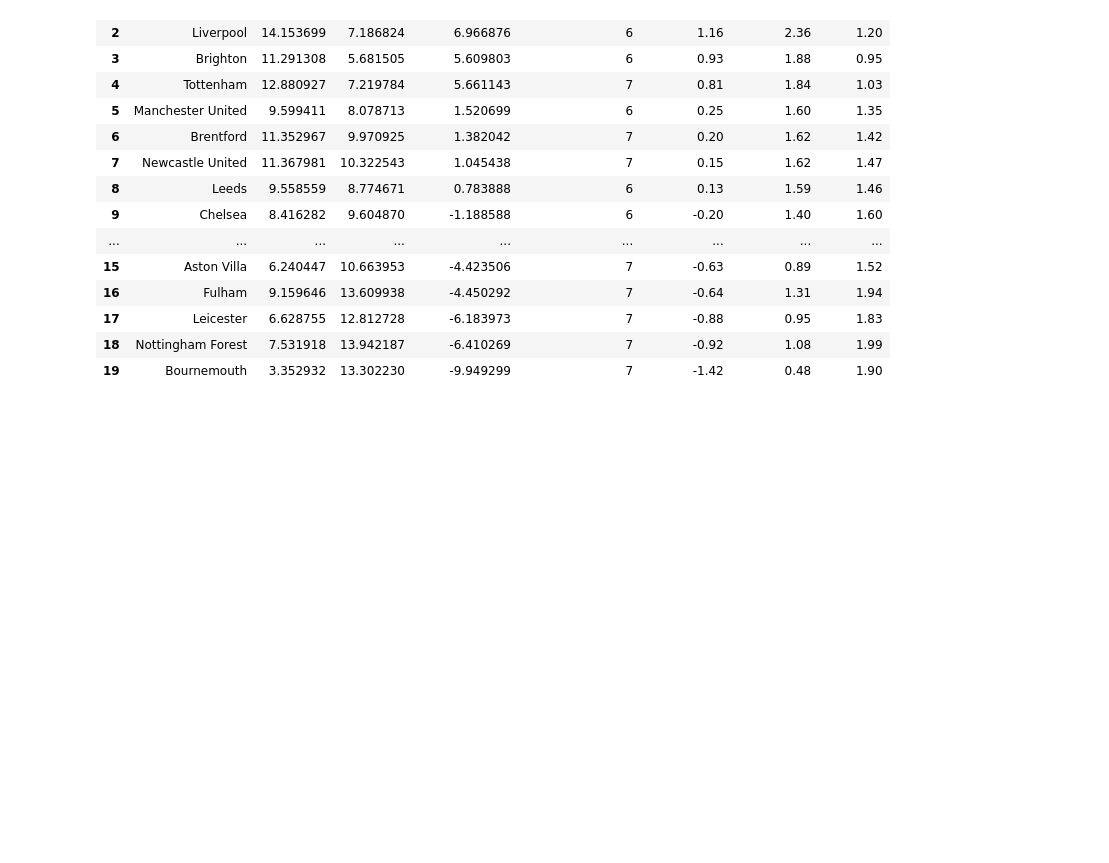
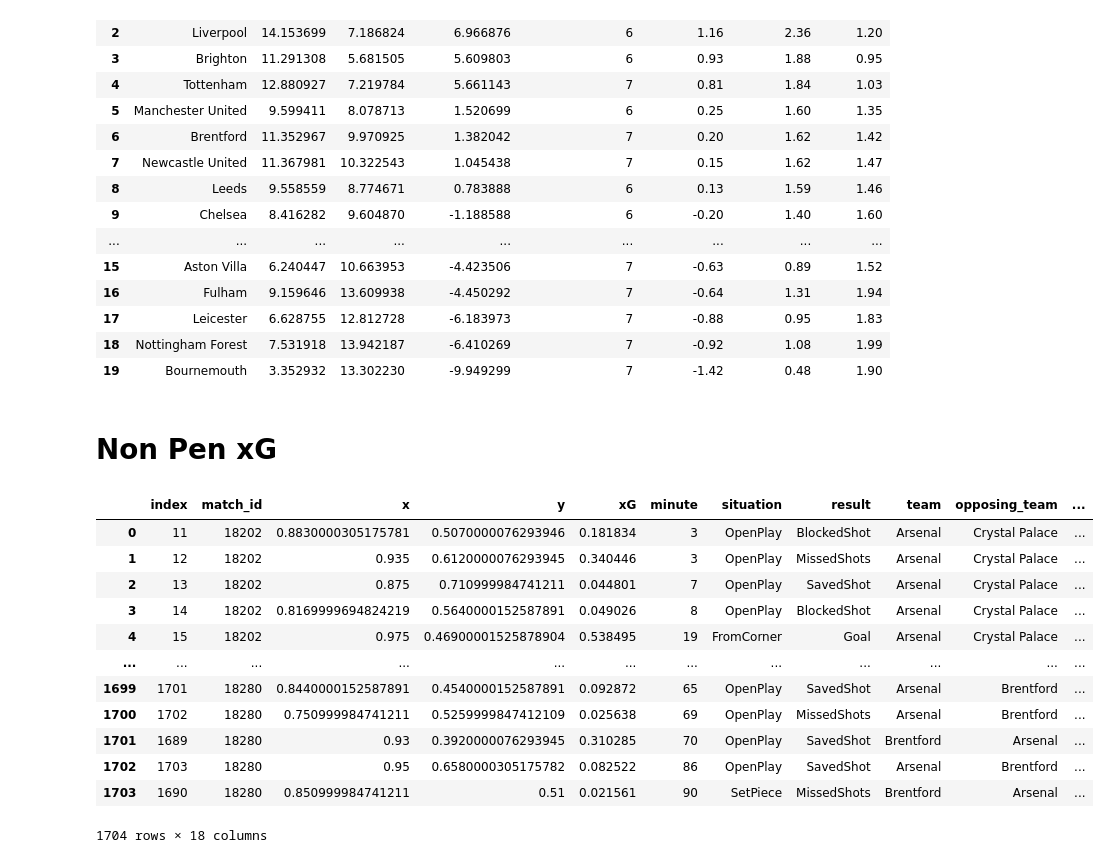
Before and after one commit to dkeyer/Premier_League_Expected_Goals_22-23, a Jupyter notebook: premier_league_xG_data.ipynb, the cells around one changed output. Drawn from its saved outputs; the diff is of its cells as text; code cells hidden in the pictures; blank space fills up the shorter version.

```diff
--- a/premier_league_xG_data.ipynb
+++ b/premier_league_xG_data.ipynb
@@ -181,6 +184,7 @@ y_list = [val for sublist in y_list for val in sublist]
 team_list = [val for sublist in team_list for val in sublist]
 opposing_team_list = [val for sublist in opposing_team_list for val in sublist]
 xG_list = [val for sublist in xG_list for val in sublist]
+situation_list = [val for sublist in situation_list for val in sublist]
 result_list = [val for sublist in result_list for val in sublist]
 home_score_list = [val for sublist in home_score_list for val in sublist]
 away_score_list = [val for sublist in away_score_list for val in sublist]
@@ -190,8 +194,8 @@ h_a_list = [val for sublist in h_a_list for val in sublist]
 
 #Flattening nested lists
 # %%
-col_names = ['match_id','x','y','xG','minute','result','team','opposing_team','h_a','player','home_score','away_score']
-df = pd.DataFrame([match_id_list,x_list,y_list,xG_list,minute_list,result_list,team_list,opposing_team_list,h_a_list,player_list,home_score_list,away_score_list],index=col_names)
+col_names = ['match_id','x','y','xG','minute','situation','result','team','opposing_team','h_a','player','home_score','away_score']
+df = pd.DataFrame([match_id_list,x_list,y_list,xG_list,minute_list,situation_list,result_list,team_list,opposing_team_list,h_a_list,player_list,home_score_list,away_score_list],index=col_names)
 # df = pd.DataFrame([all_data[0],all_data[1],all_data[2],all_data[3],all_data[4],all_data[5],all_data[6],all_data[7],all_data[8],all_data[9],all_data[10]],index=col_names)
 df = df.T
 df = df.astype({'minute':'int'})
@@ -221,8 +225,8 @@ df['away_score'] = (df['away_goal_scored'] == 1).cumsum()
 df['home_score'] = (df['home_goal_scored'] == 1).cumsum()
 #This sums for every time a goal is scored in the entire df -- need to do it for each individual match_id
 # %%
-df['home_current_score'] = ''
-df['away_current_score'] = ''
+# df['home_current_score'] = ''
+# df['away_current_score'] = ''
 # %%
 for i in range(len(df)):
     new_home = np.where((df['result'] == 'Goal') & (df['h_a'] == 'h') | (df['result'] == 'OwnGoal') & (df['h_a'] == 'a'), 1, 0)
@@ -245,0 +252,2 @@ See the caveats in the documentation: https://pandas.pydata.org/pandas-docs/stab
+# %%
+df['non_pen_xG'] = #Need to sum all of them that aren't pens here
@@ -289,4 +299,22 @@ xg_total
 | 17 | Leicester | 6.628755 | 12.812728 | -6.183973 | 7 | -0.88 | 0.95 | 1.83 |
 | 18 | Nottingham Forest | 7.531918 | 13.942187 | -6.410269 | 7 | -0.92 | 1.08 | 1.99 |
 | 19 | Bournemouth | 3.352932 | 13.302230 | -9.949299 | 7 | -1.42 | 0.48 | 1.90 |
+# %% [markdown]
+# Non Pen xG
+# %%
+df
+# %% [output]
+|  | index | match_id | x | y | xG | minute | situation | result | team | opposing_team | ... |
+| 0 | 11 | 18202 | 0.8830000305175781 | 0.5070000076293946 | 0.181834 | 3 | OpenPlay | BlockedShot | Arsenal | Crystal Palace | ... |
+| 1 | 12 | 18202 | 0.935 | 0.6120000076293945 | 0.340446 | 3 | OpenPlay | MissedShots | Arsenal | Crystal Palace | ... |
+| 2 | 13 | 18202 | 0.875 | 0.710999984741211 | 0.044801 | 7 | OpenPlay | SavedShot | Arsenal | Crystal Palace | ... |
+| 3 | 14 | 18202 | 0.8169999694824219 | 0.5640000152587891 | 0.049026 | 8 | OpenPlay | BlockedShot | Arsenal | Crystal Palace | ... |
+| 4 | 15 | 18202 | 0.975 | 0.46900001525878904 | 0.538495 | 19 | FromCorner | Goal | Arsenal | Crystal Palace | ... |
+| ... | ... | ... | ... | ... | ... | ... | ... | ... | ... | ... | ... |
+| 1699 | 1701 | 18280 | 0.8440000152587891 | 0.4540000152587891 | 0.092872 | 65 | OpenPlay | SavedShot | Arsenal | Brentford | ... |
+| 1700 | 1702 | 18280 | 0.750999984741211 | 0.5259999847412109 | 0.025638 | 69 | OpenPlay | MissedShots | Arsenal | Brentford | ... |
+| 1701 | 1689 | 18280 | 0.93 | 0.3920000076293945 | 0.310285 | 70 | OpenPlay | SavedShot | Brentford | Arsenal | ... |
+| 1702 | 1703 | 18280 | 0.95 | 0.6580000305175782 | 0.082522 | 86 | OpenPlay | SavedShot | Arsenal | Brentford | ... |
+| 1703 | 1690 | 18280 | 0.850999984741211 | 0.51 | 0.021561 | 90 | SetPiece | MissedShots | Brentford | Arsenal | ... |
+1704 rows × 18 columns
 # %%
```
Also changed, not shown: parts of 6 cells of this notebook.
